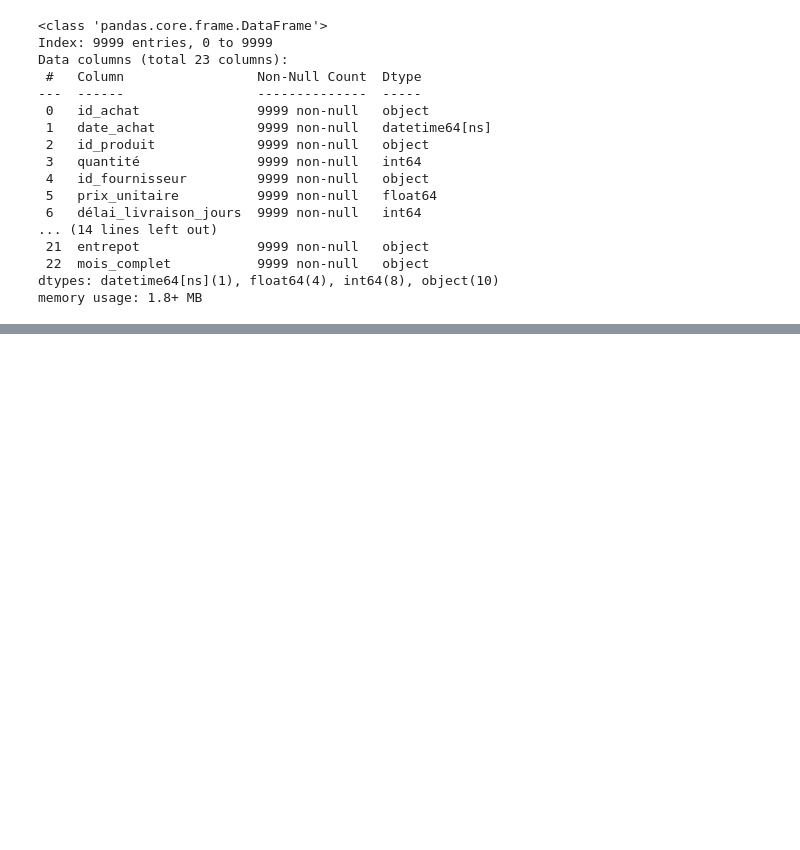
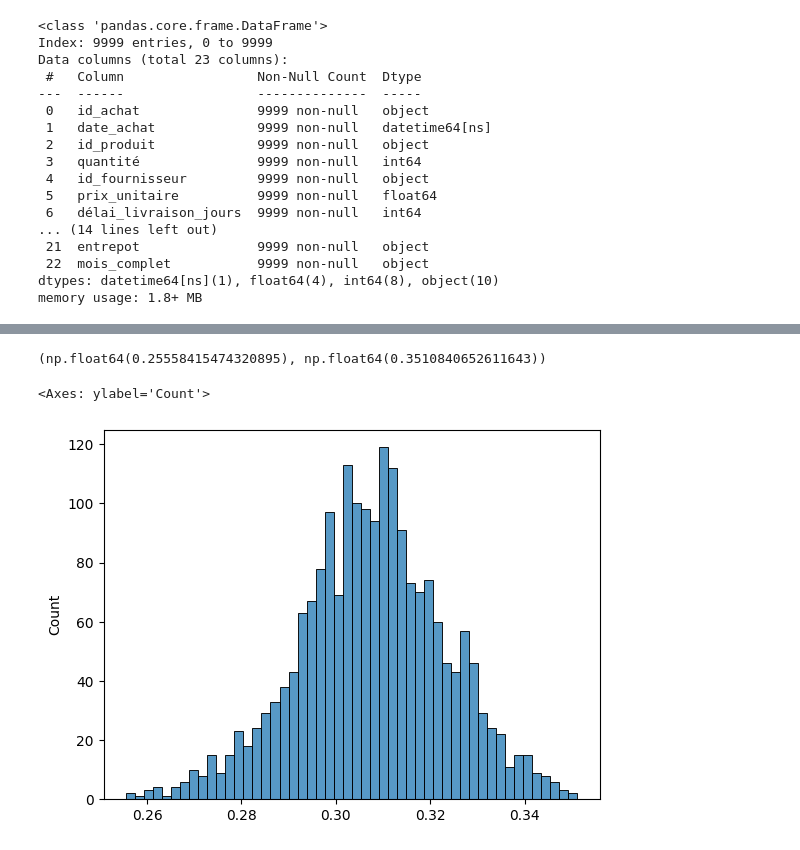
Before and after one commit to Fanaingamampiandra/Projet_Supply_chain, a Jupyter notebook: stephanie/achat_prod_fourn_stock.ipynb, the cells around one changed output, grey strips where cells are left out. Saved outputs shown, nothing was run; the diff lists cells and outputs as text; code cells hidden in the pictures; blank space fills up the shorter version.

```diff
--- a/stephanie/achat_prod_fourn_stock.ipynb
+++ b/stephanie/achat_prod_fourn_stock.ipynb
@@ -489,15 +382,0 @@ memory usage: 1.9+ MB
-# %%
-%pip install scikit-learn
-
-from sklearn.preprocessing import LabelEncoder
-
-data_le = data.copy()
-colonnes_objet = data_le.select_dtypes(include=['object']).columns
-
-le = LabelEncoder()
-for col in colonnes_objet:
-    data_le[col] = le.fit_transform(data_le[col].astype(str))
-
-# Vérification : il ne doit plus rester de colonnes object
-print(data_le.select_dtypes(include=['object']).columns)  # Doit afficher Index([], dtype='object')
-data_le.info()
@@ -924,0 +507,20 @@ plt.show()
+# %%
+# Modèle de régression logistique
+log_model = LogisticRegression(max_iter=1000, random_state=42)
+log_model.fit(X_train, y_train_clf)
+y_pred_log = log_model.predict(X_test)
+
+# Modèle Random Forest Classifier
+rf_clf = RandomForestClassifier(random_state=42)
+rf_clf.fit(X_train, y_train_clf)
+y_pred_rf_clf = rf_clf.predict(X_test)
+
+# Matrices de confusion
+cm_log = confusion_matrix(y_test_clf, y_pred_log)
+cm_rf = confusion_matrix(y_test_clf, y_pred_rf_clf)
+
+# Rapports de classification
+report_log = classification_report(y_test_clf, y_pred_log, output_dict=True)
+report_rf = classification_report(y_test_clf, y_pred_rf_clf, output_dict=True)
+
+cm_log, cm_rf, report_log["accuracy"], report_rf["accuracy"]
@@ -924,0 +574,11 @@ plt.show()
+# %%
+# Pour la régression logistique
+log_model.predict_proba(X_test)[:, 1].min(), log_model.predict_proba(X_test)[:, 1].max()
+# %% [output]
+(np.float64(0.25558415474320895), np.float64(0.3510840652611643))
+# %%
+import seaborn as sns
+sns.histplot(log_model.predict_proba(X_test)[:, 1], bins=50)
+# %% [output]
+<Axes: ylabel='Count'>
+[figure, added]
```
Also changed, not shown: parts of 35 cells of this notebook, 1 other file.
